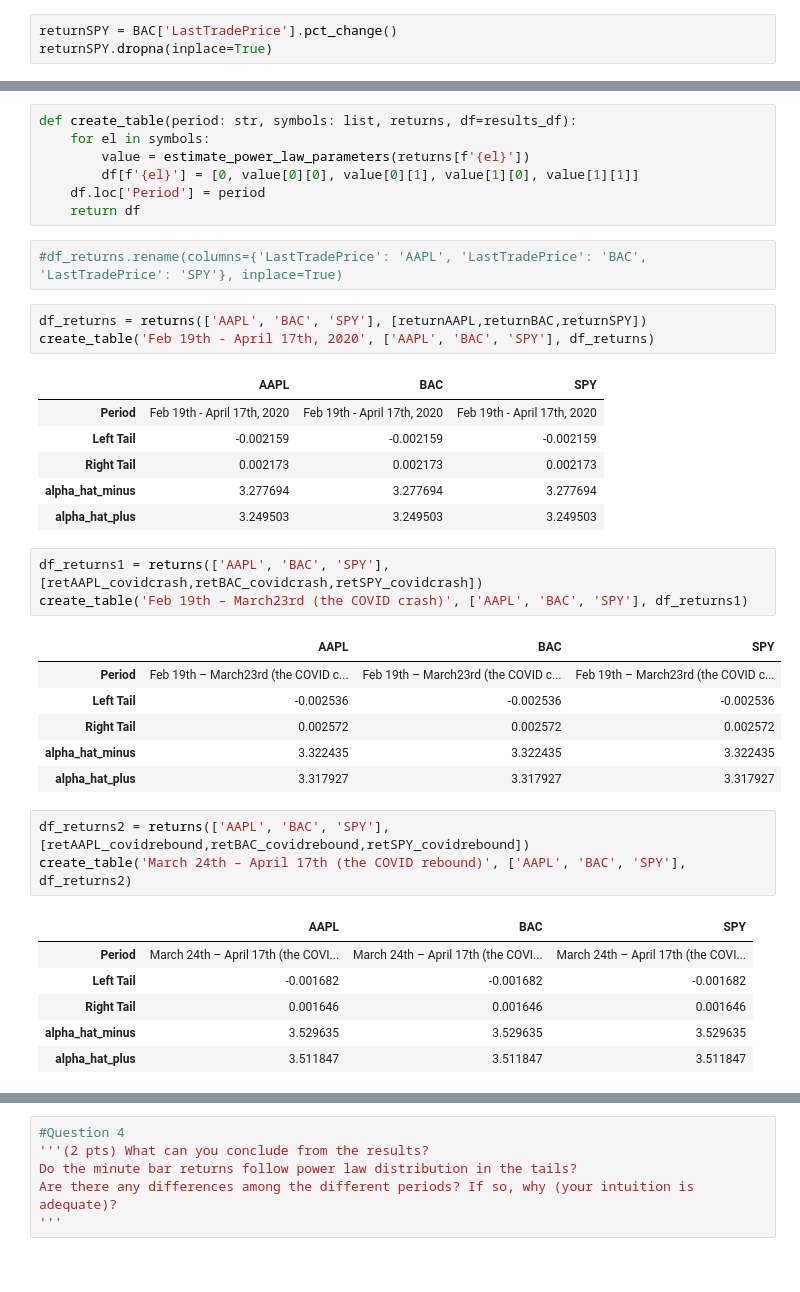
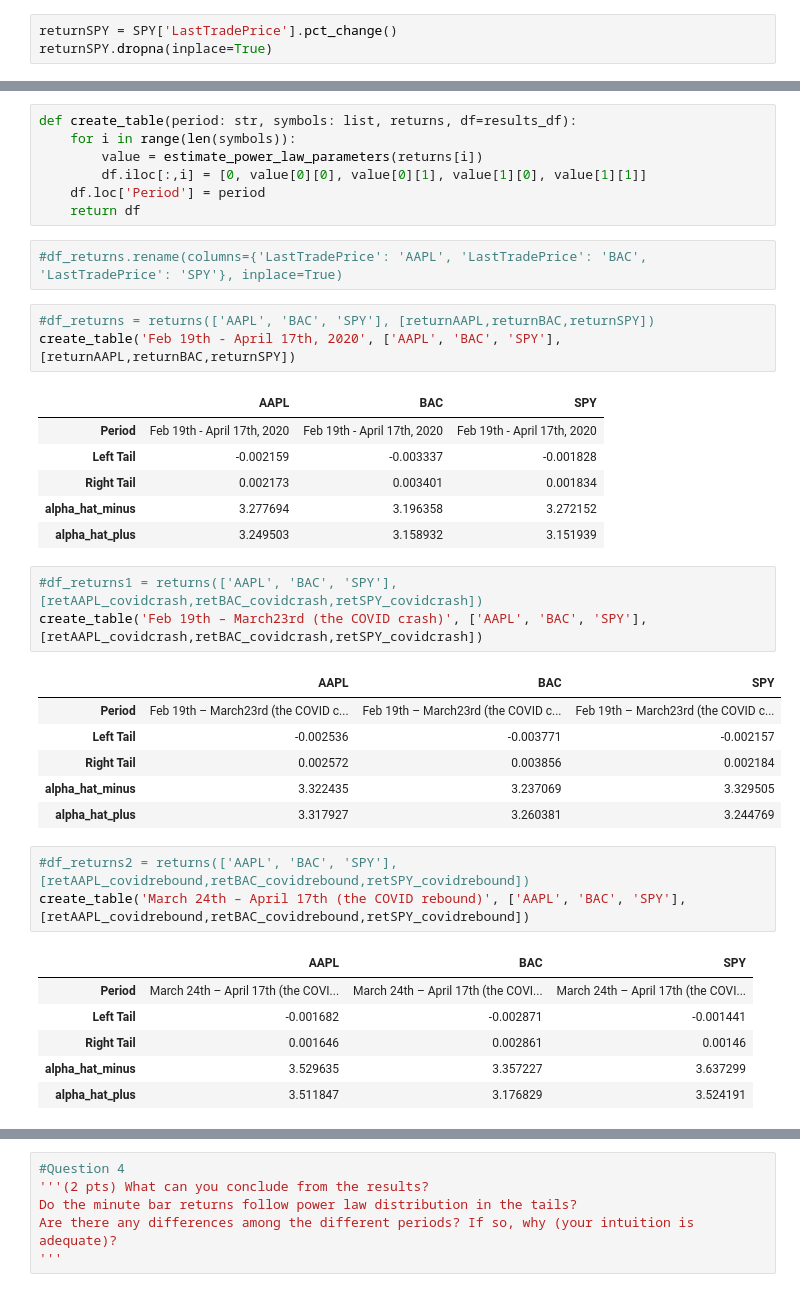
Before and after one commit to HeathersCodes/MF821, a Jupyter notebook: mf821hw2.ipynb, the cells around one changed output, grey strips where cells are left out. Saved outputs shown, nothing was run; the diff lists cells and outputs as text.

```diff
--- a/mf821hw2.ipynb
+++ b/mf821hw2.ipynb
@@ -196,7 +196,7 @@ Text(0.5, 0.98, 'BAC from March 12th - April 2nd')
 [figure]
 [figure]
 # %%
-returnSPY = BAC['LastTradePrice'].pct_change()
+returnSPY = SPY['LastTradePrice'].pct_change()
 returnSPY.dropna(inplace=True)
 # %%
 SPY_covidcrash = SPY.loc[(SPY['Date'] >= 20200219) & (SPY['Date'] <= 20200323)]
@@ -273,41 +273,41 @@ def returns(symbols, return_list):
     return df
 # %%
 def create_table(period: str, symbols: list, returns, df=results_df):
-    for el in symbols:
-        value = estimate_power_law_parameters(returns[f'{el}'])
-        df[f'{el}'] = [0, value[0][0], value[0][1], value[1][0], value[1][1]]
+    for i in range(len(symbols)):
+        value = estimate_power_law_parameters(returns[i])
+        df.iloc[:,i] = [0, value[0][0], value[0][1], value[1][0], value[1][1]]
     df.loc['Period'] = period
     return df
 # %%
 #df_returns.rename(columns={'LastTradePrice': 'AAPL', 'LastTradePrice': 'BAC', 'LastTradePrice': 'SPY'}, inplace=True)
 # %%
-df_returns = returns(['AAPL', 'BAC', 'SPY'], [returnAAPL,returnBAC,returnSPY])
-create_table('Feb 19th - April 17th, 2020', ['AAPL', 'BAC', 'SPY'], df_returns)
+#df_returns = returns(['AAPL', 'BAC', 'SPY'], [returnAAPL,returnBAC,returnSPY])
+create_table('Feb 19th - April 17th, 2020', ['AAPL', 'BAC', 'SPY'], [returnAAPL,returnBAC,returnSPY])
 # %% [output]
 |  | AAPL | BAC | SPY |
 | Period | Feb 19th - April 17th, 2020 | Feb 19th - April 17th, 2020 | Feb 19th - April 17th, 2020 |
-| Left Tail | -0.002159 | -0.002159 | -0.002159 |
-| Right Tail | 0.002173 | 0.002173 | 0.002173 |
-| alpha_hat_minus | 3.277694 | 3.277694 | 3.277694 |
-| alpha_hat_plus | 3.249503 | 3.249503 | 3.249503 |
+| Left Tail | -0.002159 | -0.003337 | -0.001828 |
+| Right Tail | 0.002173 | 0.003401 | 0.001834 |
+| alpha_hat_minus | 3.277694 | 3.196358 | 3.272152 |
+| alpha_hat_plus | 3.249503 | 3.158932 | 3.151939 |
 # %%
-df_returns1 = returns(['AAPL', 'BAC', 'SPY'], [retAAPL_covidcrash,retBAC_covidcrash,retSPY_covidcrash])
-create_table('Feb 19th – March23rd (the COVID crash)', ['AAPL', 'BAC', 'SPY'], df_returns1)
+#df_returns1 = returns(['AAPL', 'BAC', 'SPY'], [retAAPL_covidcrash,retBAC_covidcrash,retSPY_covidcrash])
+create_table('Feb 19th – March23rd (the COVID crash)', ['AAPL', 'BAC', 'SPY'], [retAAPL_covidcrash,retBAC_covidcrash,retSPY_covidcrash])
 # %% [output]
 |  | AAPL | BAC | SPY |
 | Period | Feb 19th – March23rd (the COVID c... | Feb 19th – March23rd (the COVID c... | Feb 19th – March23rd (the COVID c... |
-| Left Tail | -0.002536 | -0.002536 | -0.002536 |
-| Right Tail | 0.002572 | 0.002572 | 0.002572 |
-| alpha_hat_minus | 3.322435 | 3.322435 | 3.322435 |
-| alpha_hat_plus | 3.317927 | 3.317927 | 3.317927 |
+| Left Tail | -0.002536 | -0.003771 | -0.002157 |
+| Right Tail | 0.002572 | 0.003856 | 0.002184 |
+| alpha_hat_minus | 3.322435 | 3.237069 | 3.329505 |
+| alpha_hat_plus | 3.317927 | 3.260381 | 3.244769 |
 # %%
-df_returns2 = returns(['AAPL', 'BAC', 'SPY'], [retAAPL_covidrebound,retBAC_covidrebound,retSPY_covidrebound])
-create_table('March 24th – April 17th (the COVID rebound)', ['AAPL', 'BAC', 'SPY'], df_returns2)
+#df_returns2 = returns(['AAPL', 'BAC', 'SPY'], [retAAPL_covidrebound,retBAC_covidrebound,retSPY_covidrebound])
+create_table('March 24th – April 17th (the COVID rebound)', ['AAPL', 'BAC', 'SPY'], [retAAPL_covidrebound,retBAC_covidrebound,retSPY_covidrebound])
 # %% [output]
 |  | AAPL | BAC | SPY |
 | Period | March 24th – April 17th (the COVI... | March 24th – April 17th (the COVI... | March 24th – April 17th (the COVI... |
-| Left Tail | -0.001682 | -0.001682 | -0.001682 |
-| Right Tail | 0.001646 | 0.001646 | 0.001646 |
-| alpha_hat_minus | 3.529635 | 3.529635 | 3.529635 |
-| alpha_hat_plus | 3.511847 | 3.511847 | 3.511847 |
+| Left Tail | -0.001682 | -0.002871 | -0.001441 |
+| Right Tail | 0.001646 | 0.002861 | 0.00146 |
+| alpha_hat_minus | 3.529635 | 3.357227 | 3.637299 |
+| alpha_hat_plus | 3.511847 | 3.176829 | 3.524191 |
 # %%
```
Also changed, not shown: parts of 3 cells of this notebook.
